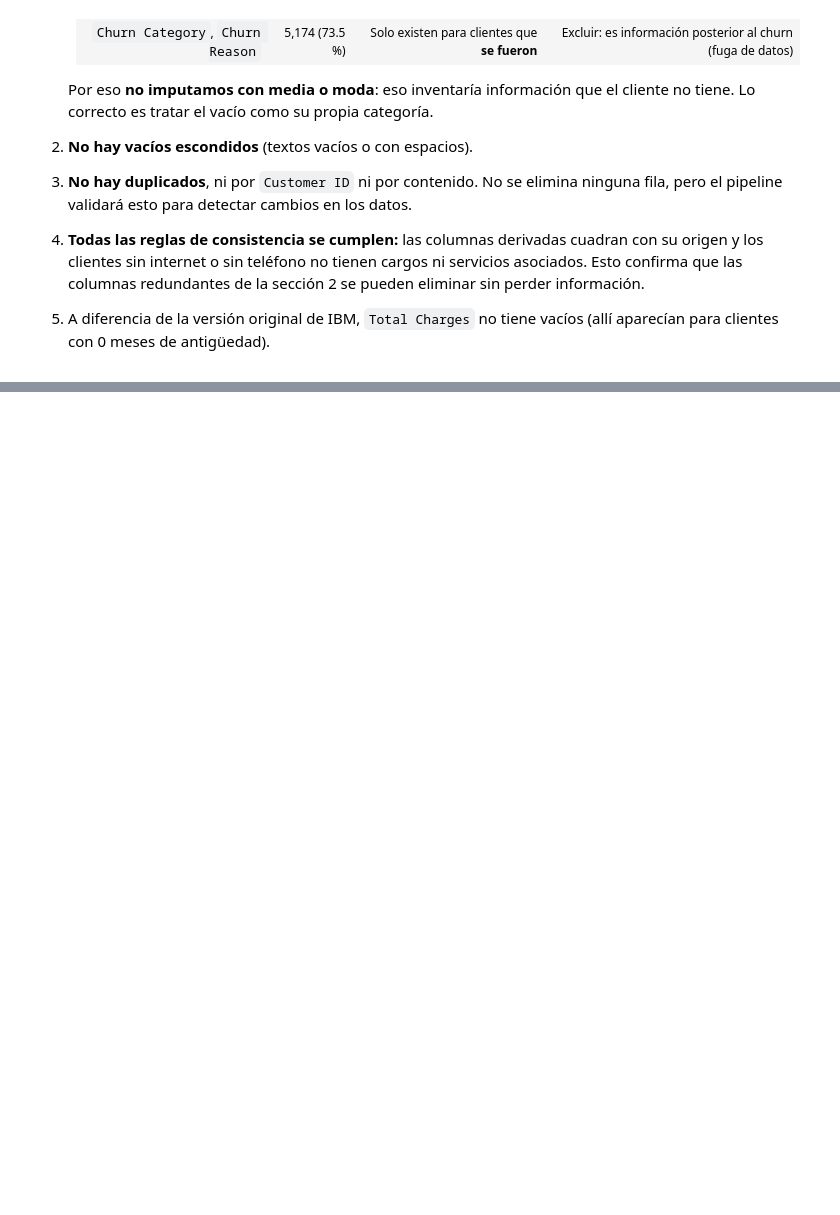
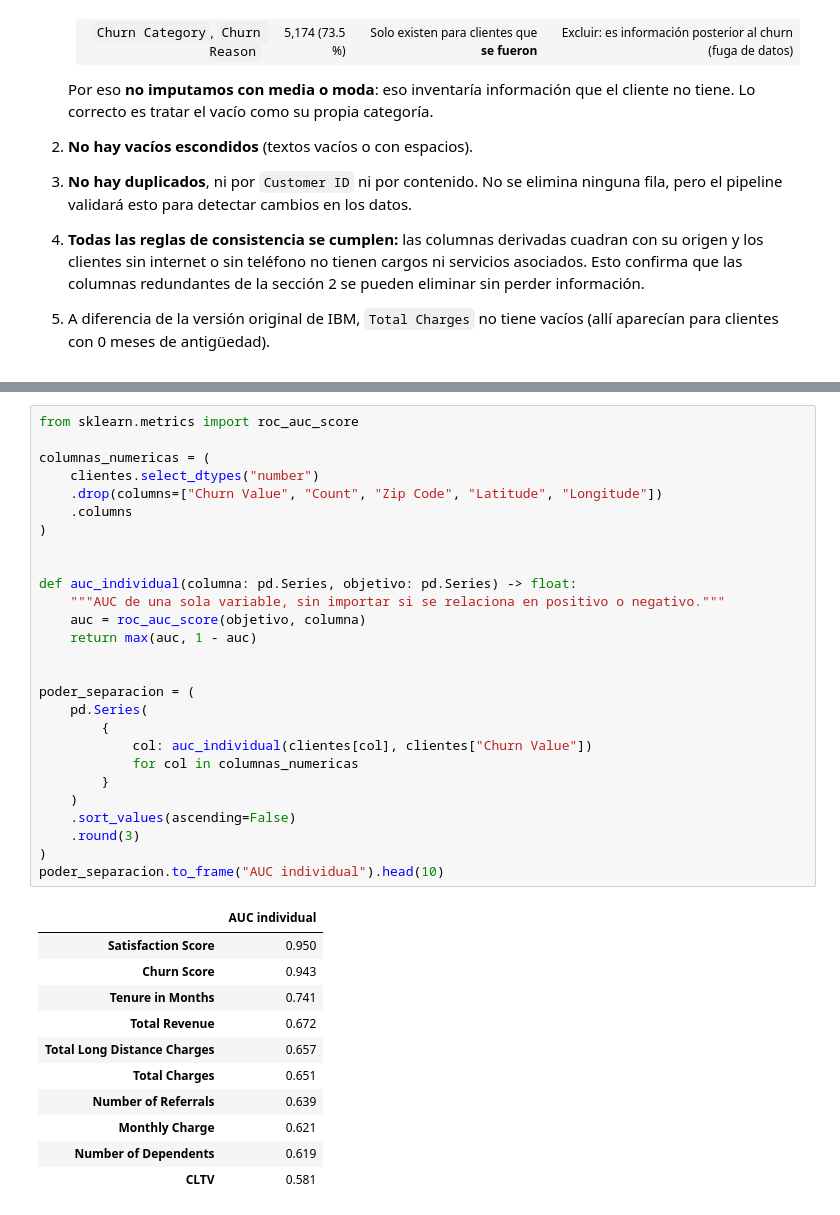
Before and after one commit to Antonio-3108/Proyecto-ML-for-Buisness, a Jupyter notebook: notebooks/01_exploracion.ipynb, the cells around one changed output, grey strips where cells are left out. Drawn from its saved outputs; the diff is of its cells as text; blank space fills up the shorter version.

```diff
--- a/notebooks/01_exploracion.ipynb
+++ b/notebooks/01_exploracion.ipynb
@@ -632,0 +710,39 @@ pd.Series({regla: incumple.sum() for regla, incumple in reglas.items()}).to_fram
+# %%
+from sklearn.metrics import roc_auc_score
+
+columnas_numericas = (
+    clientes.select_dtypes("number")
+    .drop(columns=["Churn Value", "Count", "Zip Code", "Latitude", "Longitude"])
+    .columns
+)
+
+
+def auc_individual(columna: pd.Series, objetivo: pd.Series) -> float:
+    """AUC de una sola variable, sin importar si se relaciona en positivo o negativo."""
+    auc = roc_auc_score(objetivo, columna)
+    return max(auc, 1 - auc)
+
+
+poder_separacion = (
+    pd.Series(
+        {
+            col: auc_individual(clientes[col], clientes["Churn Value"])
+            for col in columnas_numericas
+        }
+    )
+    .sort_values(ascending=False)
+    .round(3)
+)
+poder_separacion.to_frame("AUC individual").head(10)
+# %% [output]
+|  | AUC individual |
+| Satisfaction Score | 0.950 |
+| Churn Score | 0.943 |
+| Tenure in Months | 0.741 |
+| Total Revenue | 0.672 |
+| Total Long Distance Charges | 0.657 |
+| Total Charges | 0.651 |
+| Number of Referrals | 0.639 |
+| Monthly Charge | 0.621 |
+| Number of Dependents | 0.619 |
+| CLTV | 0.581 |
```
Also changed, not shown: parts of 11 cells of this notebook.
